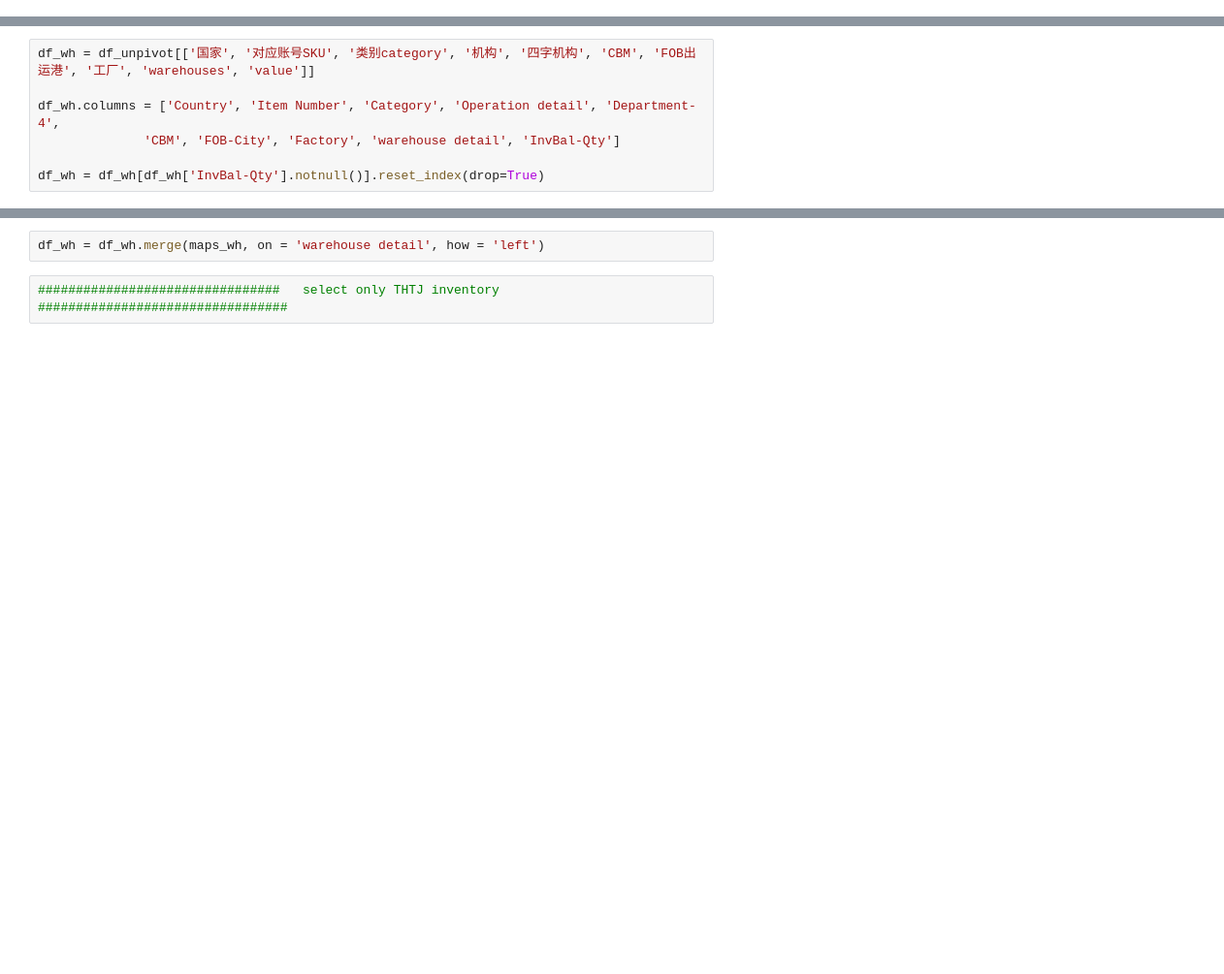
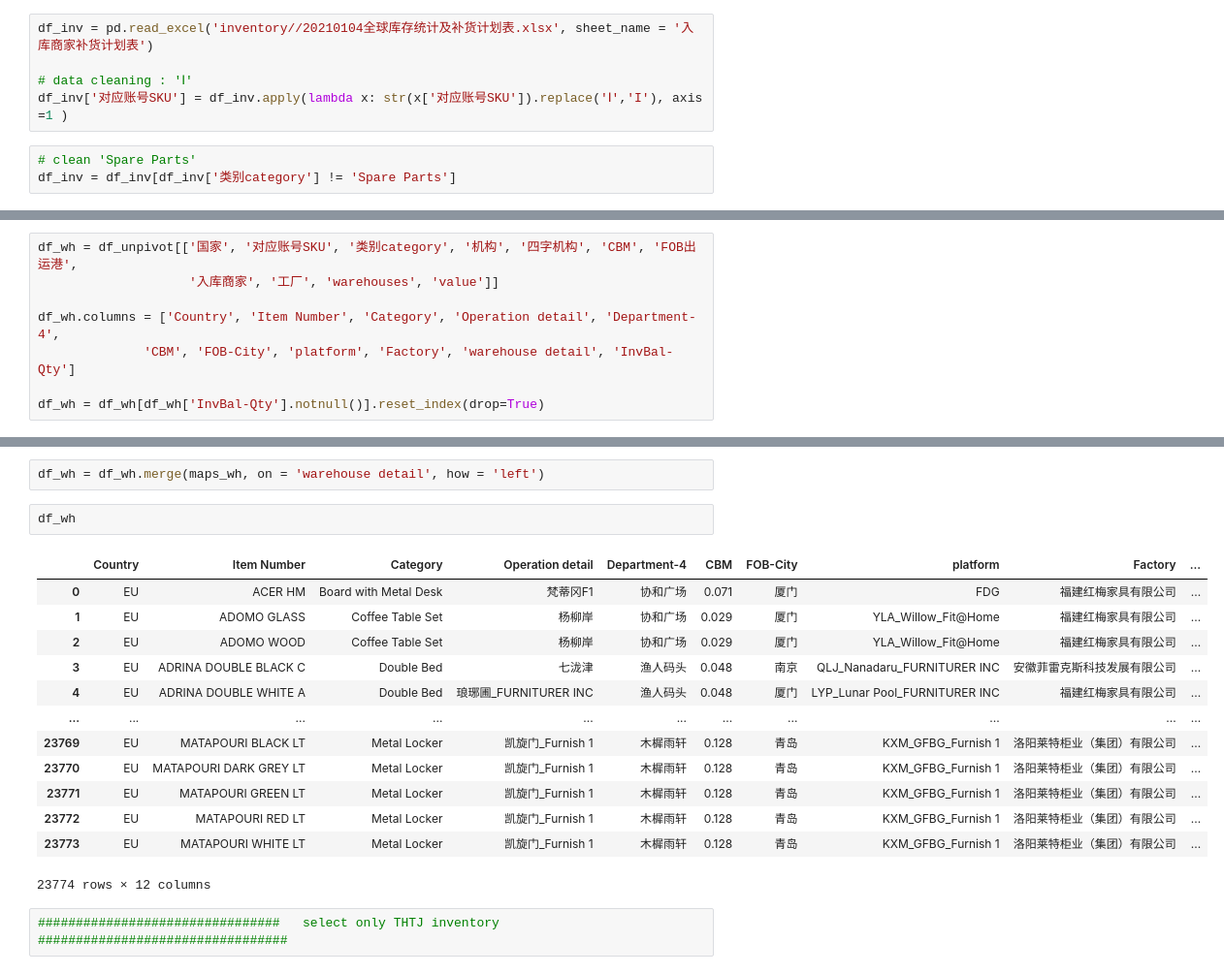
Before and after one commit to HarryYIM/GX---Sales-BI-Dashboard, a Jupyter notebook: 2020 Wayfair Sales Data Processing.ipynb, the cells around one changed output, grey strips where cells are left out. Shown at 97% size. Saved outputs shown, nothing was run; the diff lists cells and outputs as text; blank space fills up the shorter version.

```diff
--- a/2020 Wayfair Sales Data Processing.ipynb
+++ b/2020 Wayfair Sales Data Processing.ipynb
@@ -96,3 +93,11 @@ df_inv = pd.read_excel('inventory//20201225全球库存统计及补货计划表.
+# %%
+df_inv = pd.read_excel('inventory//20210104全球库存统计及补货计划表.xlsx', sheet_name = '入库商家补货计划表')
+
+# data cleaning : 'Ⅰ'
+df_inv['对应账号SKU'] = df_inv.apply(lambda x: str(x['对应账号SKU']).replace('Ⅰ','I'), axis =1 )
+# %%
+# clean 'Spare Parts'
+df_inv = df_inv[df_inv['类别category'] != 'Spare Parts']
 # %%
 # 1. good columns
 
@@ -143,10 +148,11 @@ Index(['国家', '对应账号SKU', '类别category', '销量趋势(前30天对
        'value'],
       dtype='object')
 # %%
-df_wh = df_unpivot[['国家', '对应账号SKU', '类别category', '机构', '四字机构', 'CBM', 'FOB出运港', '工厂', 'warehouses', 'value']]
+df_wh = df_unpivot[['国家', '对应账号SKU', '类别category', '机构', '四字机构', 'CBM', 'FOB出运港',
+                    '入库商家', '工厂', 'warehouses', 'value']]
 
 df_wh.columns = ['Country', 'Item Number', 'Category', 'Operation detail', 'Department-4',
-              'CBM', 'FOB-City', 'Factory', 'warehouse detail', 'InvBal-Qty']
+              'CBM', 'FOB-City', 'platform', 'Factory', 'warehouse detail', 'InvBal-Qty']
 
 df_wh = df_wh[df_wh['InvBal-Qty'].notnull()].reset_index(drop=True)
 # %%
@@ -173,6 +179,22 @@ maps_wh.head()
 | 4 | On the Way 2\n(Wayfair-Castle Gat... | 4. On the Way |
 # %%
 df_wh = df_wh.merge(maps_wh, on = 'warehouse detail', how = 'left')
+# %%
+df_wh
+# %% [output]
+|  | Country | Item Number | Category | Operation detail | Department-4 | CBM | FOB-City | platform | Factory | ... |
+| 0 | EU | ACER HM | Board with Metal Desk | 梵蒂冈F1 | 协和广场 | 0.071 | 厦门 | FDG | 福建红梅家具有限公司 | ... |
+| 1 | EU | ADOMO GLASS | Coffee Table Set | 杨柳岸 | 协和广场 | 0.029 | 厦门 | YLA_Willow_Fit@Home | 福建红梅家具有限公司 | ... |
+| 2 | EU | ADOMO WOOD | Coffee Table Set | 杨柳岸 | 协和广场 | 0.029 | 厦门 | YLA_Willow_Fit@Home | 福建红梅家具有限公司 | ... |
+| 3 | EU | ADRINA DOUBLE BLACK C | Double Bed | 七泷津 | 渔人码头 | 0.048 | 南京 | QLJ_Nanadaru_FURNITURER INC | 安徽菲雷克斯科技发展有限公司 | ... |
+| 4 | EU | ADRINA DOUBLE WHITE A | Double Bed | 琅琊圃_FURNITURER INC | 渔人码头 | 0.048 | 厦门 | LYP_Lunar Pool_FURNITURER INC | 福建红梅家具有限公司 | ... |
+| ... | ... | ... | ... | ... | ... | ... | ... | ... | ... | ... |
+| 23769 | EU | MATAPOURI BLACK LT | Metal Locker | 凯旋门_Furnish 1 | 木樨雨轩 | 0.128 | 青岛 | KXM_GFBG_Furnish 1 | 洛阳莱特柜业（集团）有限公司 | ... |
+| 23770 | EU | MATAPOURI DARK GREY LT | Metal Locker | 凯旋门_Furnish 1 | 木樨雨轩 | 0.128 | 青岛 | KXM_GFBG_Furnish 1 | 洛阳莱特柜业（集团）有限公司 | ... |
+| 23771 | EU | MATAPOURI GREEN LT | Metal Locker | 凯旋门_Furnish 1 | 木樨雨轩 | 0.128 | 青岛 | KXM_GFBG_Furnish 1 | 洛阳莱特柜业（集团）有限公司 | ... |
+| 23772 | EU | MATAPOURI RED LT | Metal Locker | 凯旋门_Furnish 1 | 木樨雨轩 | 0.128 | 青岛 | KXM_GFBG_Furnish 1 | 洛阳莱特柜业（集团）有限公司 | ... |
+| 23773 | EU | MATAPOURI WHITE LT | Metal Locker | 凯旋门_Furnish 1 | 木樨雨轩 | 0.128 | 青岛 | KXM_GFBG_Furnish 1 | 洛阳莱特柜业（集团）有限公司 | ... |
+23774 rows × 12 columns
 # %%
 ################################   select only THTJ inventory   #################################
 # %%
```
Also changed, not shown: parts of 44 cells of this notebook.
